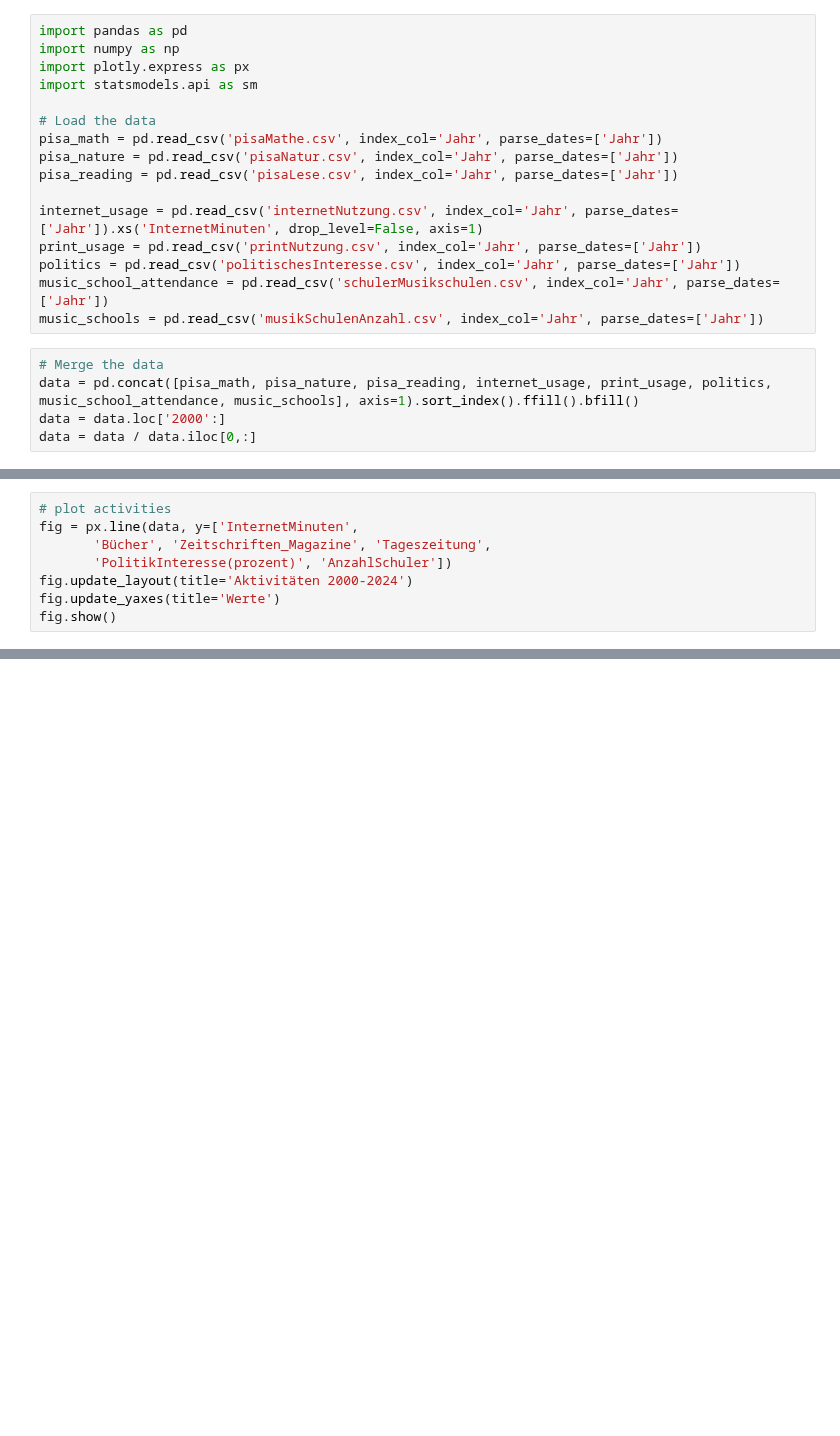
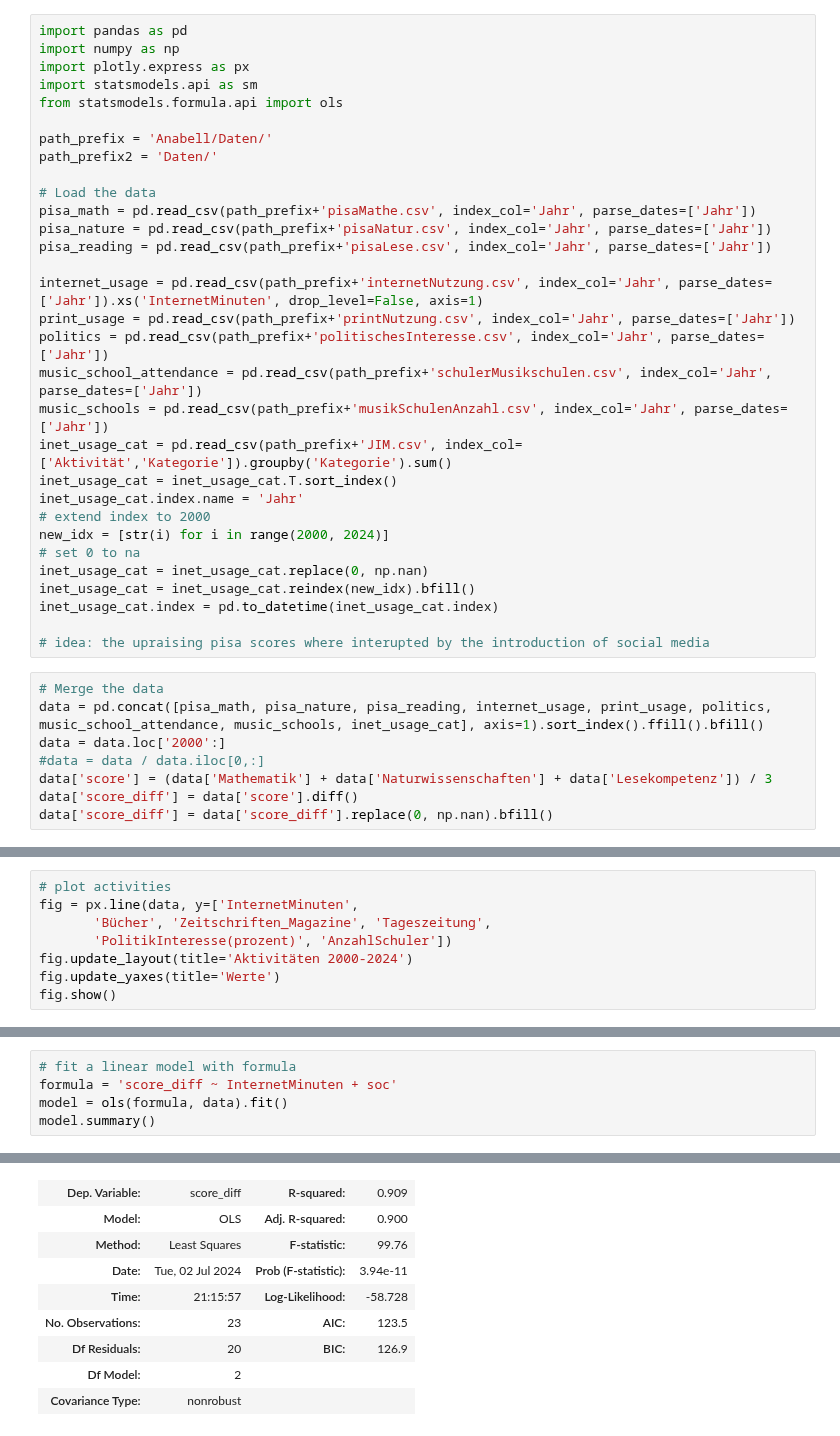
Before and after one commit to Potatotime13/RandomStuff, a Jupyter notebook: Anabell/analyse.ipynb, the cells around one changed output, grey strips where cells are left out. Cells and saved outputs as stored; diff of their text form; blank space fills up the shorter version.

```diff
--- a/Anabell/analyse.ipynb
+++ b/Anabell/analyse.ipynb
@@ -13,21 +13,39 @@ import pandas as pd
 import numpy as np
 import plotly.express as px
 import statsmodels.api as sm
+from statsmodels.formula.api import ols
+
+path_prefix = 'Anabell/Daten/'
+path_prefix2 = 'Daten/'
 
 # Load the data
-pisa_math = pd.read_csv('pisaMathe.csv', index_col='Jahr', parse_dates=['Jahr'])
-pisa_nature = pd.read_csv('pisaNatur.csv', index_col='Jahr', parse_dates=['Jahr'])
-pisa_reading = pd.read_csv('pisaLese.csv', index_col='Jahr', parse_dates=['Jahr'])
+pisa_math = pd.read_csv(path_prefix+'pisaMathe.csv', index_col='Jahr', parse_dates=['Jahr'])
+pisa_nature = pd.read_csv(path_prefix+'pisaNatur.csv', index_col='Jahr', parse_dates=['Jahr'])
+pisa_reading = pd.read_csv(path_prefix+'pisaLese.csv', index_col='Jahr', parse_dates=['Jahr'])
 
-internet_usage = pd.read_csv('internetNutzung.csv', index_col='Jahr', parse_dates=['Jahr']).xs('InternetMinuten', drop_level=False, axis=1)
-print_usage = pd.read_csv('printNutzung.csv', index_col='Jahr', parse_dates=['Jahr'])
-politics = pd.read_csv('politischesInteresse.csv', index_col='Jahr', parse_dates=['Jahr'])
-music_school_attendance = pd.read_csv('schulerMusikschulen.csv', index_col='Jahr', parse_dates=['Jahr'])
-music_schools = pd.read_csv('musikSchulenAnzahl.csv', index_col='Jahr', parse_dates=['Jahr'])
+internet_usage = pd.read_csv(path_prefix+'internetNutzung.csv', index_col='Jahr', parse_dates=['Jahr']).xs('InternetMinuten', drop_level=False, axis=1)
+print_usage = pd.read_csv(path_prefix+'printNutzung.csv', index_col='Jahr', parse_dates=['Jahr'])
+politics = pd.read_csv(path_prefix+'politischesInteresse.csv', index_col='Jahr', parse_dates=['Jahr'])
+music_school_attendance = pd.read_csv(path_prefix+'schulerMusikschulen.csv', index_col='Jahr', parse_dates=['Jahr'])
+music_schools = pd.read_csv(path_prefix+'musikSchulenAnzahl.csv', index_col='Jahr', parse_dates=['Jahr'])
+inet_usage_cat = pd.read_csv(path_prefix+'JIM.csv', index_col=['Aktivität','Kategorie']).groupby('Kategorie').sum()
+inet_usage_cat = inet_usage_cat.T.sort_index()
+inet_usage_cat.index.name = 'Jahr'
+# extend index to 2000
+new_idx = [str(i) for i in range(2000, 2024)]
+# set 0 to na
+inet_usage_cat = inet_usage_cat.replace(0, np.nan)
+inet_usage_cat = inet_usage_cat.reindex(new_idx).bfill()
+inet_usage_cat.index = pd.to_datetime(inet_usage_cat.index)
+
+# idea: the upraising pisa scores where interupted by the introduction of social media
 # %%
 # Merge the data
-data = pd.concat([pisa_math, pisa_nature, pisa_reading, internet_usage, print_usage, politics, music_school_attendance, music_schools], axis=1).sort_index().ffill().bfill()
+data = pd.concat([pisa_math, pisa_nature, pisa_reading, internet_usage, print_usage, politics, music_school_attendance, music_schools, inet_usage_cat], axis=1).sort_index().ffill().bfill()
 data = data.loc['2000':]
-data = data / data.iloc[0,:]
+#data = data / data.iloc[0,:]
+data['score'] = (data['Mathematik'] + data['Naturwissenschaften'] + data['Lesekompetenz']) / 3
+data['score_diff'] = data['score'].diff()
+data['score_diff'] = data['score_diff'].replace(0, np.nan).bfill()
 # %%
 # plot pisa
@@ -45,0 +72,6 @@ fig.show()
+# %%
+# fit a linear model with formula
+formula = 'score_diff ~ InternetMinuten + soc'
+model = ols(formula, data).fit()
+model.summary()
+# %% [output]
@@ -45,0 +79,9 @@ fig.show()
+| Dep. Variable: | score_diff | R-squared: | 0.909 |
+| Model: | OLS | Adj. R-squared: | 0.900 |
+| Method: | Least Squares | F-statistic: | 99.76 |
+| Date: | Tue, 02 Jul 2024 | Prob (F-statistic): | 3.94e-11 |
+| Time: | 21:15:57 | Log-Likelihood: | -58.728 |
+| No. Observations: | 23 | AIC: | 123.5 |
+| Df Residuals: | 20 | BIC: | 126.9 |
+| Df Model: | 2 |  |  |
+| Covariance Type: | nonrobust |  |  |
```
Also changed, not shown: parts of 4 cells of this notebook, 18 other files.
